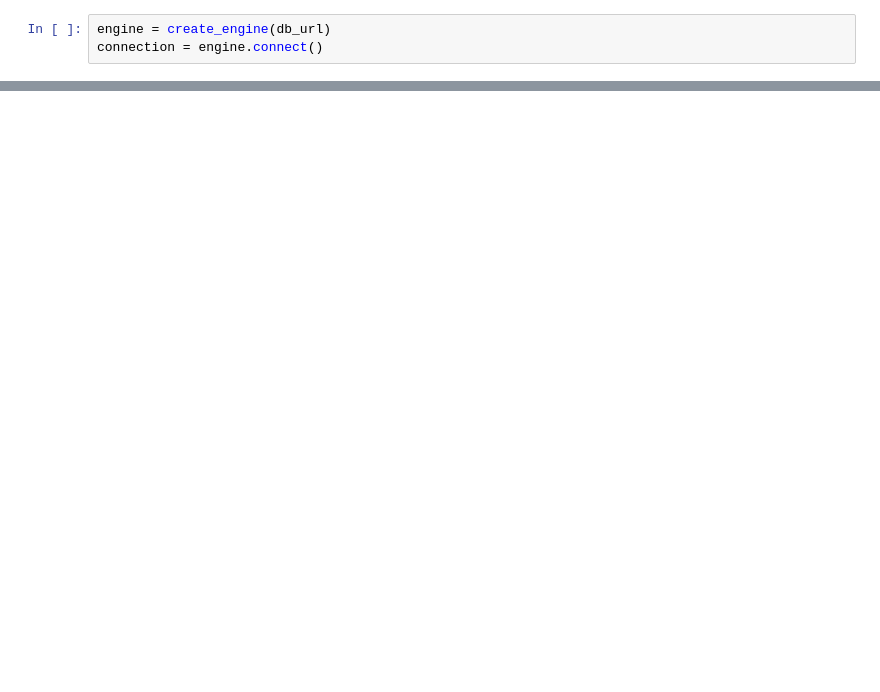
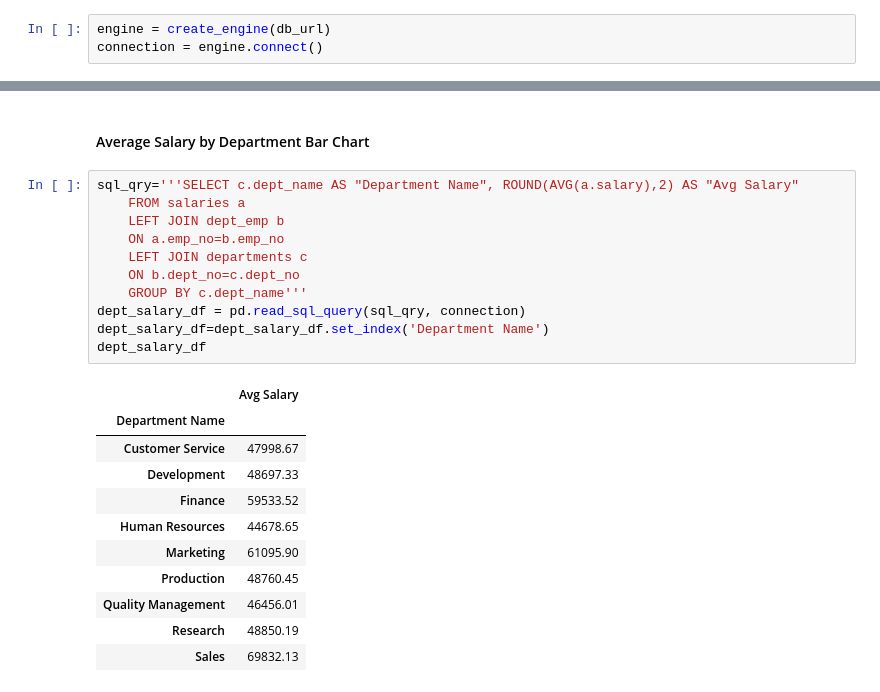
Before and after one commit to rjyobal/sql-challenge, a Jupyter notebook: EmployeeSQL/Bonus.ipynb, the cells around one changed output, grey strips where cells are left out. Cells and saved outputs as stored; diff of their text form; blank space fills up the shorter version.

```diff
--- a/EmployeeSQL/Bonus.ipynb
+++ b/EmployeeSQL/Bonus.ipynb
@@ -26,0 +43,25 @@ df
+# %% [markdown]
+#### Average Salary by Department Bar Chart
+# %%
+sql_qry='''SELECT c.dept_name AS "Department Name", ROUND(AVG(a.salary),2) AS "Avg Salary"
+    FROM salaries a
+    LEFT JOIN dept_emp b
+    ON a.emp_no=b.emp_no
+    LEFT JOIN departments c
+    ON b.dept_no=c.dept_no
+    GROUP BY c.dept_name'''
+dept_salary_df = pd.read_sql_query(sql_qry, connection)
+dept_salary_df=dept_salary_df.set_index('Department Name')
+dept_salary_df
+# %% [output]
+|  | Avg Salary |
+| Department Name |  |
+| Customer Service | 47998.67 |
+| Development | 48697.33 |
+| Finance | 59533.52 |
+| Human Resources | 44678.65 |
+| Marketing | 61095.90 |
+| Production | 48760.45 |
+| Quality Management | 46456.01 |
+| Research | 48850.19 |
+| Sales | 69832.13 |
```
Also changed, not shown: parts of 7 cells of this notebook, 2 other files.
